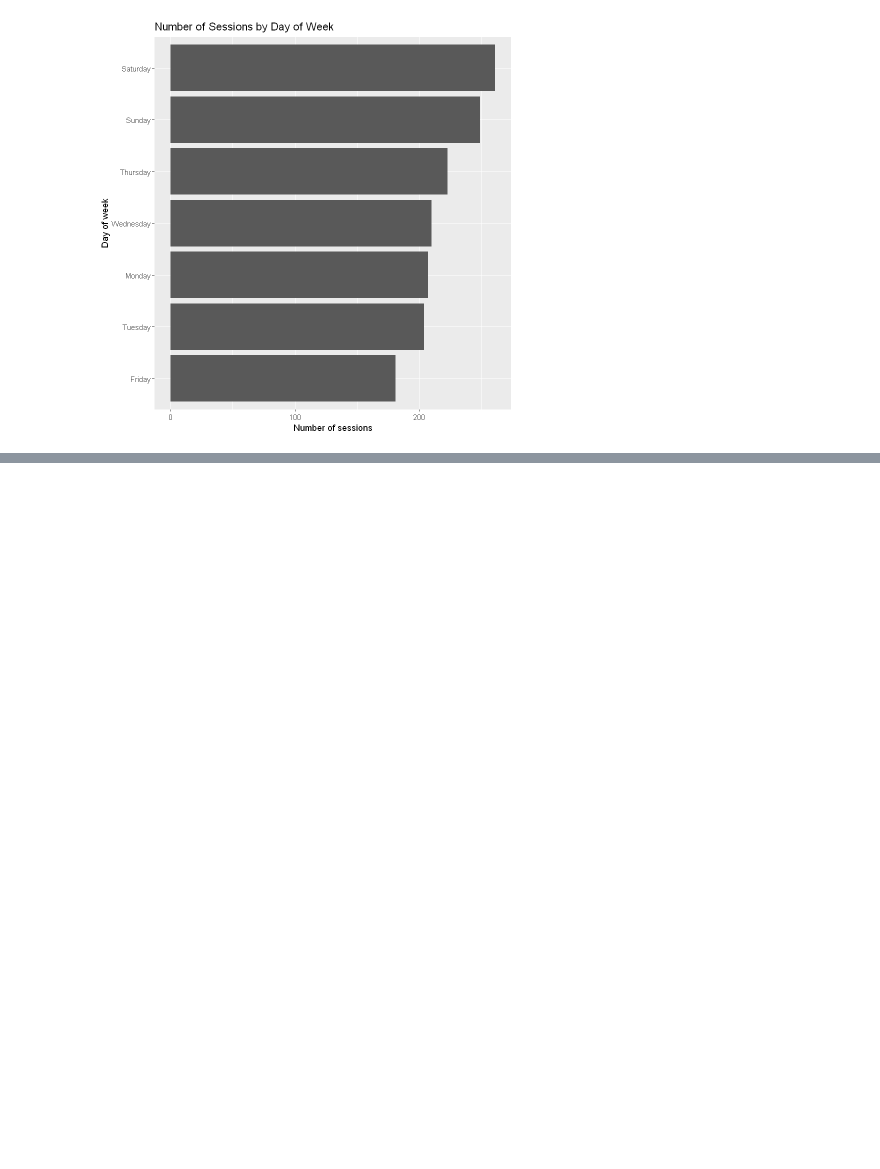
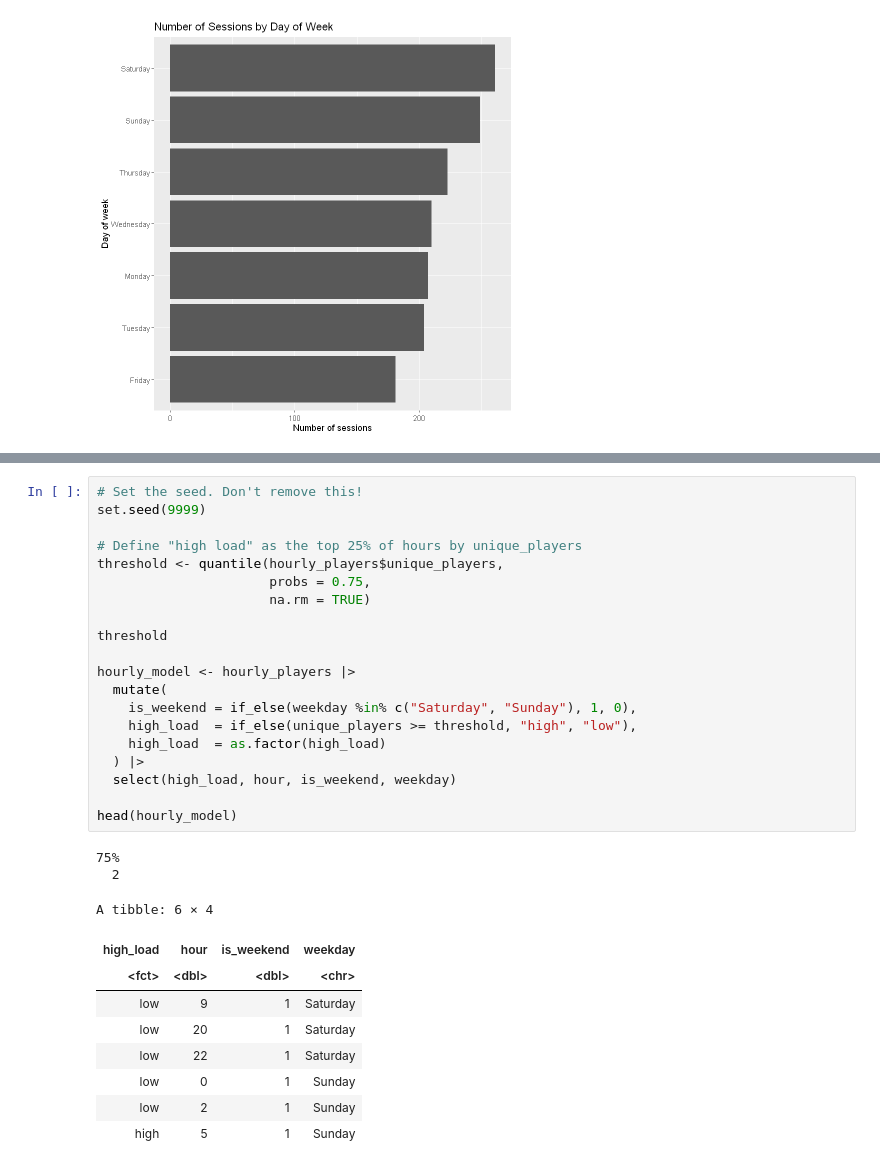
Before and after one commit to mansehajrandhawa/Data-Science-Project, a Jupyter notebook: Project Final Report.ipynb, the cells around one changed output, grey strips where cells are left out. Saved outputs shown, nothing was run; the diff lists cells and outputs as text; blank space fills up the shorter version.

```diff
--- a/Project Final Report.ipynb
+++ b/Project Final Report.ipynb
@@ -216,0 +232,32 @@ ggplot(sessions_by_weekday,
+# %%
+# Set the seed. Don't remove this!
+set.seed(9999)
+
+# Define "high load" as the top 25% of hours by unique_players
+threshold <- quantile(hourly_players$unique_players,
+                      probs = 0.75,
+                      na.rm = TRUE)
+
+threshold
+
+hourly_model <- hourly_players |>
+  mutate(
+    is_weekend = if_else(weekday %in% c("Saturday", "Sunday"), 1, 0),
+    high_load  = if_else(unique_players >= threshold, "high", "low"),
+    high_load  = as.factor(high_load)
+  ) |>
+  select(high_load, hour, is_weekend, weekday)
+
+head(hourly_model)
+# %% [output]
+75%
+  2
+A tibble: 6 × 4
+| high_load | hour | is_weekend | weekday |
+| <fct> | <dbl> | <dbl> | <chr> |
+| low | 9 | 1 | Saturday |
+| low | 20 | 1 | Saturday |
+| low | 22 | 1 | Saturday |
+| low | 0 | 1 | Sunday |
+| low | 2 | 1 | Sunday |
+| high | 5 | 1 | Sunday |
```
Also changed, not shown: parts of 12 cells of this notebook.
